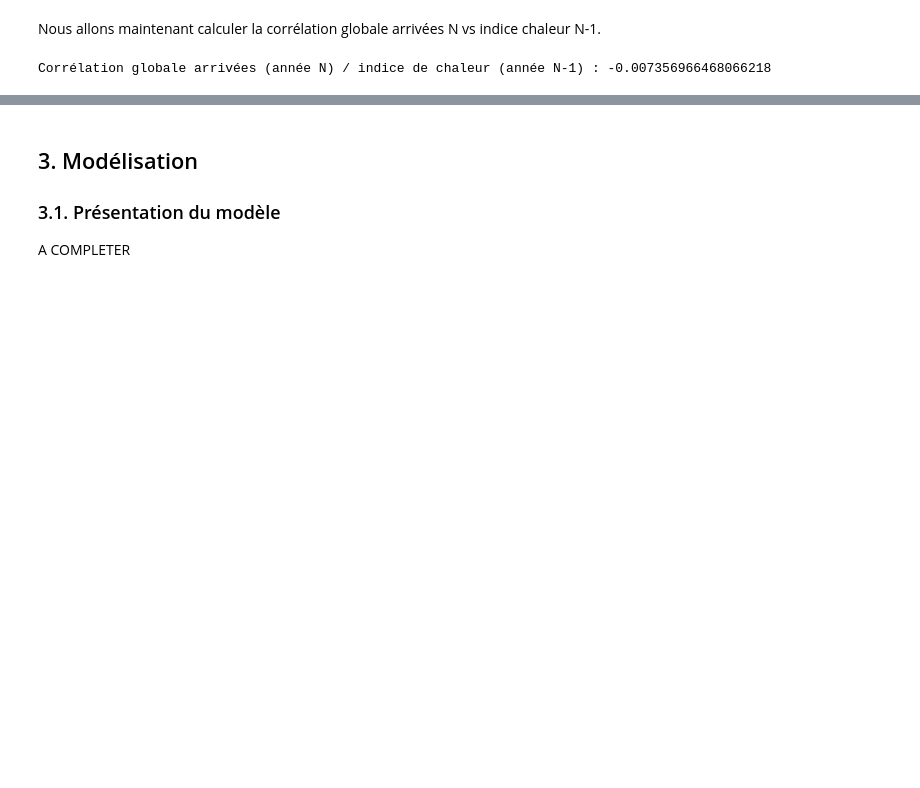
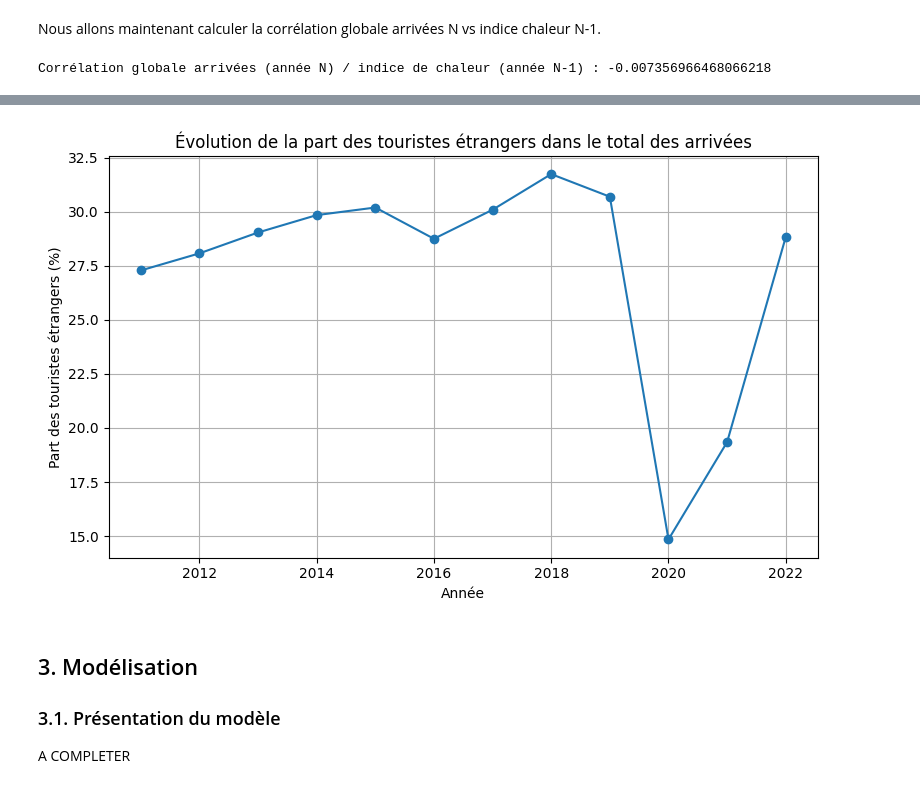
Before and after one commit to Manonchvllr/Project, a Jupyter notebook: rapport.ipynb, the cells around one changed output, grey strips where cells are left out. Saved outputs shown, nothing was run; the diff lists cells and outputs as text; code cells hidden in the pictures; blank space fills up the shorter version.

Commit message:
origine touristes

```diff
--- a/rapport.ipynb
+++ b/rapport.ipynb
@@ -539,3 +647,36 @@ Corrélation globale arrivées (année N) / indice de chaleur (année N-1) : -0.
+# %%
+tour = data_3.copy()
+
+# 1. On agrège par année et origine du touriste
+agg = (
+    tour
+    .groupby(["AAAA", "TOUR_RESID"], as_index=False)["OBS_VALUE_CORR"]
+    .sum()
+)
+
+# 2. On met France / Étranger en colonnes
+pivot = agg.pivot(index="AAAA", columns="TOUR_RESID", values="OBS_VALUE_CORR")
+
+# Sécuriser les noms de colonnes (accents ou pas selon ta base)
+pivot = pivot.rename(columns={
+    "Étranger": "etranger",
+    "France": "france"
+})
+
+# 3. Part des étrangers dans le total par année
+pivot["part_etrangers"] = pivot["etranger"] / (pivot["etranger"] + pivot["france"])
+
+# 4. Tracé de la courbe
+plt.figure(figsize=(8, 5))
+plt.plot(pivot.index, 100 * pivot["part_etrangers"], marker="o")
+plt.xlabel("Année")
+plt.ylabel("Part des touristes étrangers (%)")
+plt.title("Évolution de la part des touristes étrangers dans le total des arrivées")
+plt.grid(True)
+plt.tight_layout()
+plt.show()
+# %% [output]
+[figure, added]
 # %% [markdown]
 ## 3. Modélisation <a id="chapter_3"></a>
 ### 3.1. Présentation du modèle <a id="section_3_1"></a>
```
Also changed, not shown: parts of 8 cells of this notebook.
